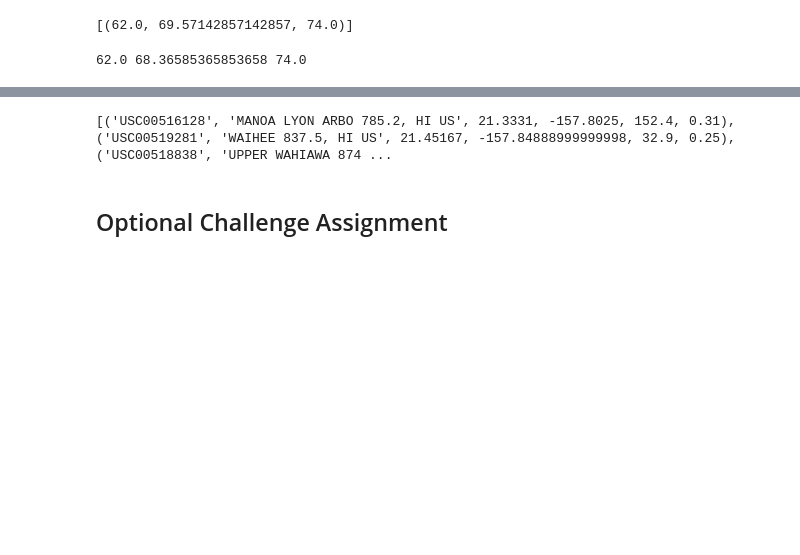
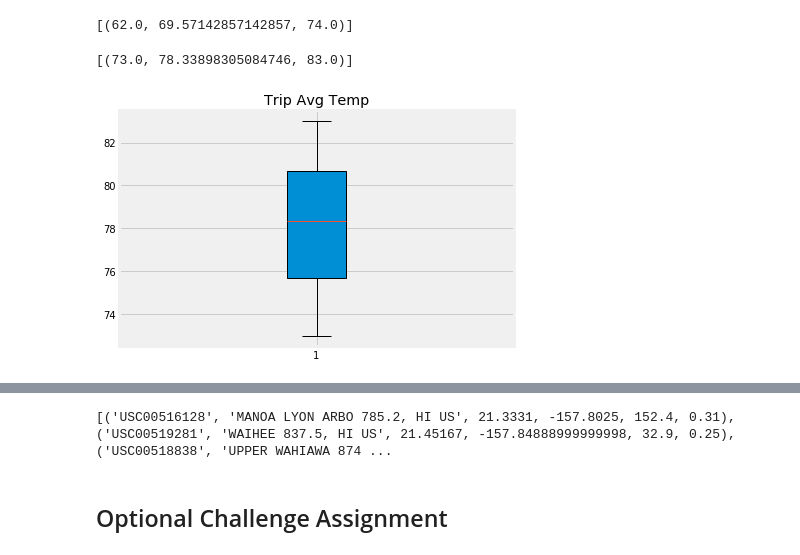
Before and after one commit to stewart-lacy/sqlalchemy-challenge, a Jupyter notebook: climate_starter.ipynb, the cells around one changed output, grey strips where cells are left out. Drawn from its saved outputs; the diff is of its cells as text; code cells hidden in the pictures; blank space fills up the shorter version.

```diff
--- a/climate_starter.ipynb
+++ b/climate_starter.ipynb
@@ -120,8 +183,26 @@ print(calc_temps('2012-02-28', '2012-03-05'))
 # %%
 # Use your previous function `calc_temps` to calculate the tmin, tavg, and tmax
 # for your trip using the previous year's data for those same dates.
+my_trip = calc_temps('2016-07-19', '2016-07-28')
+print(my_trip)
 # %% [output]
-62.0 68.36585365853658 74.0
+[(73.0, 78.33898305084746, 83.0)]
+# %%
+# Plot the results from your previous query as a bar chart.
+# Use "Trip Avg Temp" as your Title
+# Use the average temperature for the y value
+# Use the peak-to-peak (tmax-tmin) value as the y error bar (yerr)
+import numpy as np
+
+fig, ax = plt.subplots()
+
+x = range(len(my_trip))
+ax.boxplot(my_trip, patch_artist=True)
+ax.set_title('Trip Avg Temp')
+fig.tight_layout()
+plt.show()
+# %% [output]
+[figure, added]
 # %%
 # Plot the results from your previous query as a bar chart.
 # Use "Trip Avg Temp" as your Title
```
Also changed, not shown: parts of 18 cells of this notebook.
